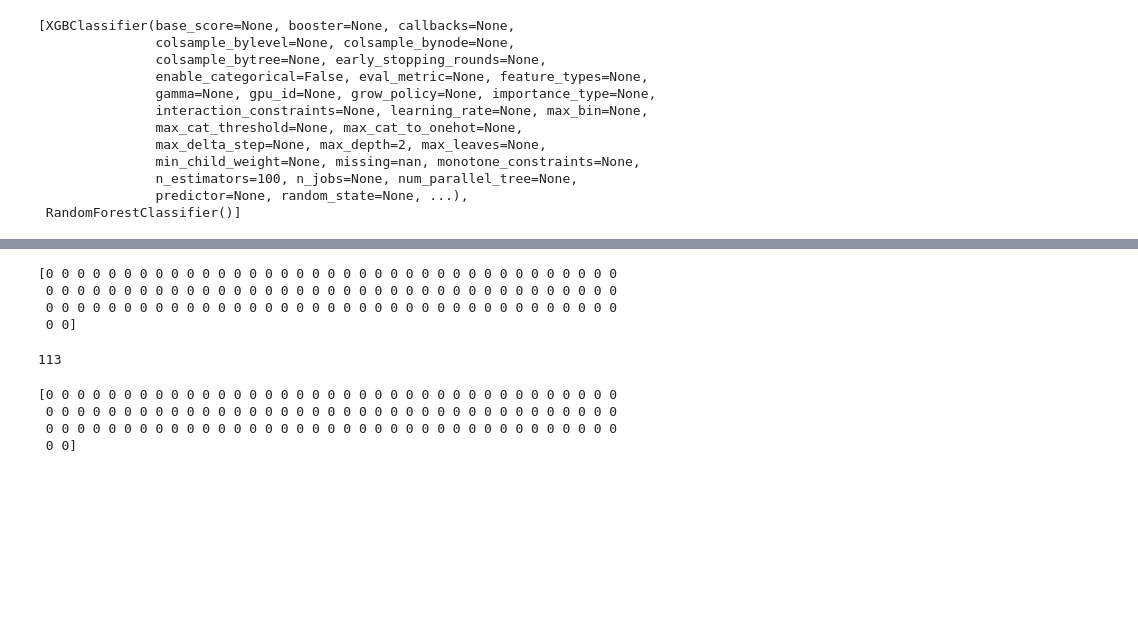
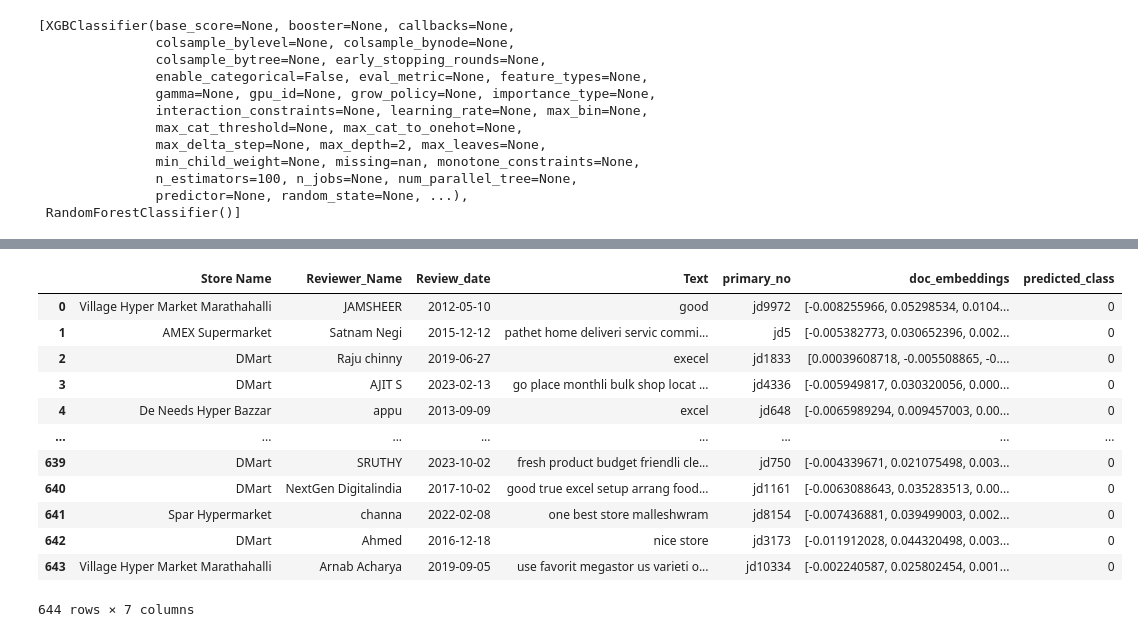
Before and after one commit to hargurjeet/Adhoc-Activities, a Jupyter notebook: Fake_review_detection.ipynb, the cells around one changed output, grey strips where cells are left out. Drawn from its saved outputs; the diff is of its cells as text; code cells hidden in the pictures; blank space fills up the shorter version.

```diff
--- a/Fake_review_detection.ipynb
+++ b/Fake_review_detection.ipynb
@@ -136,11 +131,6 @@ import gensim
 # Train the Word2Vec model on the preprocessed review text
 sentences = [review.split() for review in combined_data['Text']]
 model = gensim.models.Word2Vec(sentences, vector_size=100, min_count=1, workers=4)
-# %%
-import gensim
-# Train the Word2Vec model on the preprocessed review text
-sentences = [review.split() for review in doubtfulcase['Text']]
-model = gensim.models.Word2Vec(sentences, vector_size=100, min_count=1, workers=4)
 # %%
 from gensim.models import Word2Vec
 from nltk.tokenize import word_tokenize
@@ -167,16 +157,7 @@ for sentence in combined_data['Text']:
         doc_embeddings.append(mean_vector)
     else:
         doc_embeddings.append(np.zeros(model.vector_size))
+combined_data['doc_embeddings']=(doc_embeddings)
-# %%
-doc_embeddings = []
-for sentence in doubtfulcase['Text']:
-    words = sentence.split()
-    vectors = [model.wv.get_vector(word) for word in words if word in model.wv.key_to_index]
-    if vectors:
-        mean_vector = np.mean(vectors, axis=0)
-        doc_embeddings.append(mean_vector)
-    else:
-        doc_embeddings.append(np.zeros(model.vector_size))
 # %%
 len(doc_embeddings)
 # %% [output]
@@ -196,15 +186,5 @@ len(doc_embeddings)
 # embeddings = np.reshape(embeddings, (1, -1))
 # Predict the class label for the new record
 # predicted_class = classifiers[-1].predict(embeddings)
-predicted_class = loaded_model[-1].predict(doc_embeddings)
+combined_data['predicted_class'] = loaded_model[-1].predict(doc_embeddings)
 # Print the predicted class
-print(predicted_class)
-# %% [output]
-[0 0 0 0 0 0 0 0 0 0 0 0 0 0 0 0 0 0 0 0 0 0 0 0 0 0 0 0 0 0 0 0 0 0 0 0 0
- 0 0 0 0 0 0 0 0 0 0 0 0 0 0 0 0 0 0 0 0 0 0 0 0 0 0 0 0 0 0 0 0 0 0 0 0 0
- 0 0 0 0 0 0 0 0 0 0 0 0 0 0 0 0 0 0 0 0 0 0 0 0 0 0 0 0 0 0 0 0 0 0 0 0 0
- 0 0]
-# %%
-len(predicted_class)
-# %% [output]
-113
@@ -213,9 +191,16 @@ xgb_model = load('/content/drive/MyDrive/Documents/xgb_model.joblib')
-# %%
-predicted_class = xgb_model.predict(doc_embeddings)
-# Print the predicted class
-print(predicted_class)
-# %% [output]
-[0 0 0 0 0 0 0 0 0 0 0 0 0 0 0 0 0 0 0 0 0 0 0 0 0 0 0 0 0 0 0 0 0 0 0 0 0
- 0 0 0 0 0 0 0 0 0 0 0 0 0 0 0 0 0 0 0 0 0 0 0 0 0 0 0 0 0 0 0 0 0 0 0 0 0
- 0 0 0 0 0 0 0 0 0 0 0 0 0 0 0 0 0 0 0 0 0 0 0 0 0 0 0 0 0 0 0 0 0 0 0 0 0
- 0 0]
+# %%
+combined_data
+# %% [output]
+|  | Store Name | Reviewer_Name | Review_date | Text | primary_no | doc_embeddings | predicted_class |
+| 0 | Village Hyper Market Marathahalli | JAMSHEER | 2012-05-10 | good | jd9972 | [-0.008255966, 0.05298534, 0.0104... | 0 |
+| 1 | AMEX Supermarket | Satnam Negi | 2015-12-12 | pathet home deliveri servic commi... | jd5 | [-0.005382773, 0.030652396, 0.002... | 0 |
+| 2 | DMart | Raju chinny | 2019-06-27 | execel | jd1833 | [0.00039608718, -0.005508865, -0.... | 0 |
+| 3 | DMart | AJIT S | 2023-02-13 | go place monthli bulk shop locat ... | jd4336 | [-0.005949817, 0.030320056, 0.000... | 0 |
+| 4 | De Needs Hyper Bazzar | appu | 2013-09-09 | excel | jd648 | [-0.0065989294, 0.009457003, 0.00... | 0 |
+| ... | ... | ... | ... | ... | ... | ... | ... |
+| 639 | DMart | SRUTHY | 2023-10-02 | fresh product budget friendli cle... | jd750 | [-0.004339671, 0.021075498, 0.003... | 0 |
+| 640 | DMart | NextGen Digitalindia | 2017-10-02 | good true excel setup arrang food... | jd1161 | [-0.0063088643, 0.035283513, 0.00... | 0 |
+| 641 | Spar Hypermarket | channa | 2022-02-08 | one best store malleshwram | jd8154 | [-0.007436881, 0.039499003, 0.002... | 0 |
+| 642 | DMart | Ahmed | 2016-12-18 | nice store | jd3173 | [-0.011912028, 0.044320498, 0.003... | 0 |
+| 643 | Village Hyper Market Marathahalli | Arnab Acharya | 2019-09-05 | use favorit megastor us varieti o... | jd10334 | [-0.002240587, 0.025802454, 0.001... | 0 |
+644 rows × 7 columns
```
Also changed, not shown: parts of 6 cells of this notebook.
